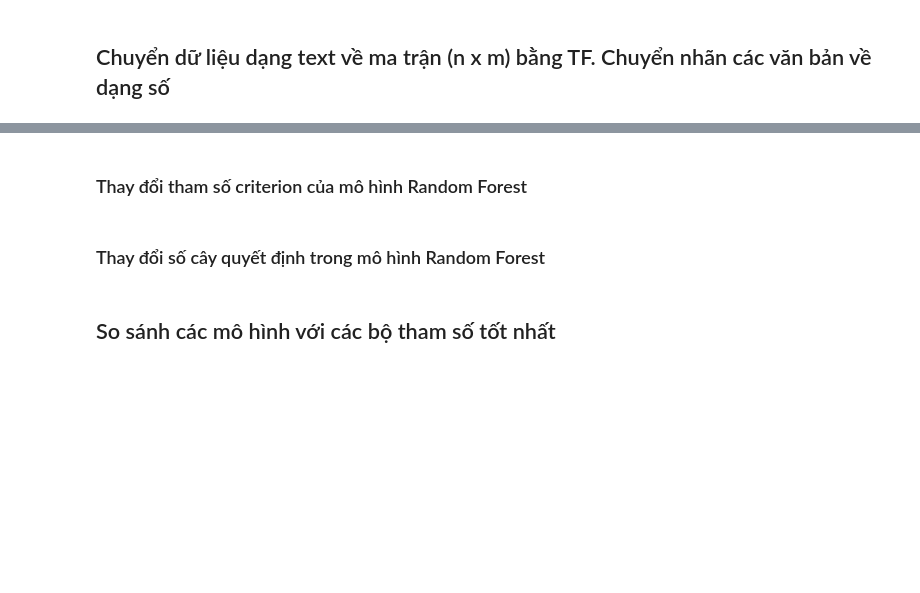
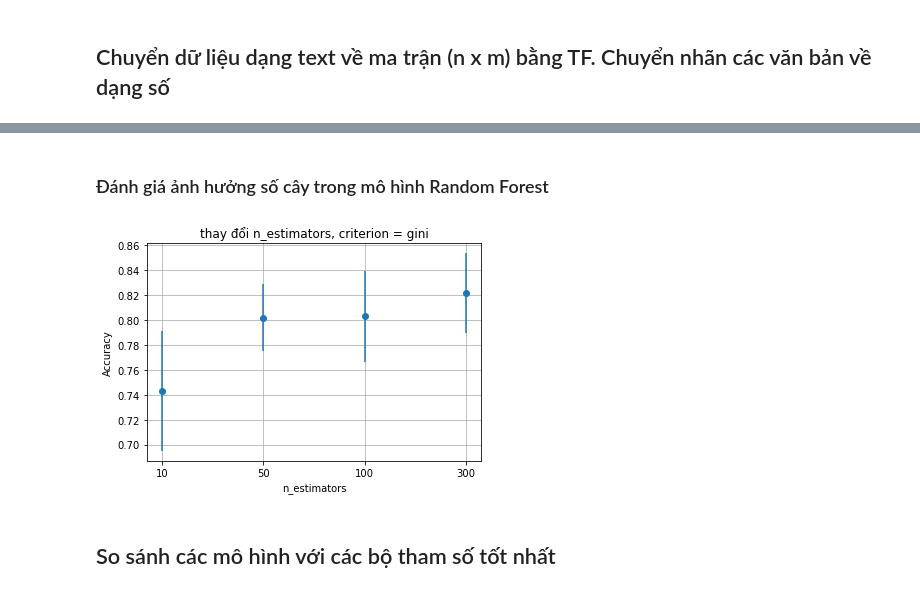
Before and after one commit to walker1001/ML-DMCourse, a Jupyter notebook: model_selection.ipynb, the cells around one changed output, grey strips where cells are left out. Saved outputs shown, nothing was run; the diff lists cells and outputs as text; code cells hidden in the pictures; blank space fills up the shorter version.

```diff
--- a/model_selection.ipynb
+++ b/model_selection.ipynb
@@ -149,22 +244,24 @@ plt.show()
+# %% [markdown]
+### Đánh giá ảnh hưởng số cây trong mô hình Random Forest
 # %%
-title = "kernel = linear, change C"
-xlabel = "C"
+title = "thay đổi n_estimators, criterion = gini"
+xlabel = "n_estimators"
 X = []
 Y = []
 error = []
 
-for C in tqdm([.1, 1.0, 2.0, 5.0, 10.0]):
-    # Với từng giá trị C nhận được,
+for n_estimators in tqdm([10, 50, 100, 300]):
+    # Với từng giá trị n_estimators nhận được,
     # thực hiện xây dựng mô hình, huấn luyện và đánh giá theo cross-validation
-    text_clf = svm.SVC(kernel='linear', C=C)
+    text_clf = RandomForestClassifier(criterion='gini', n_estimators=n_estimators)
     mean, std = cross_validation(text_clf)
-    X.append(str(C))
+    X.append(str(n_estimators))
     Y.append(mean)
     error.append(std)
 
-# lưu hình ảnh ra file
+# lưu kết quả ra file ảnh
 plot(title, xlabel, X, Y, error)
-plt.savefig('images/svm_change_C.png', bbox_inches='tight')
+plt.savefig('images/RF_change_N.png', bbox_inches='tight')
 plt.show()
+# %% [output]
+[figure, added]
-# %% [markdown]
-### Thay đổi tham số criterion của mô hình Random Forest
@@ -191,2 +267,0 @@ plt.show()
-# %% [markdown]
-### Thay đổi số cây quyết định trong mô hình Random Forest
```
Also changed, not shown: parts of 19 cells of this notebook, 7 other files.
